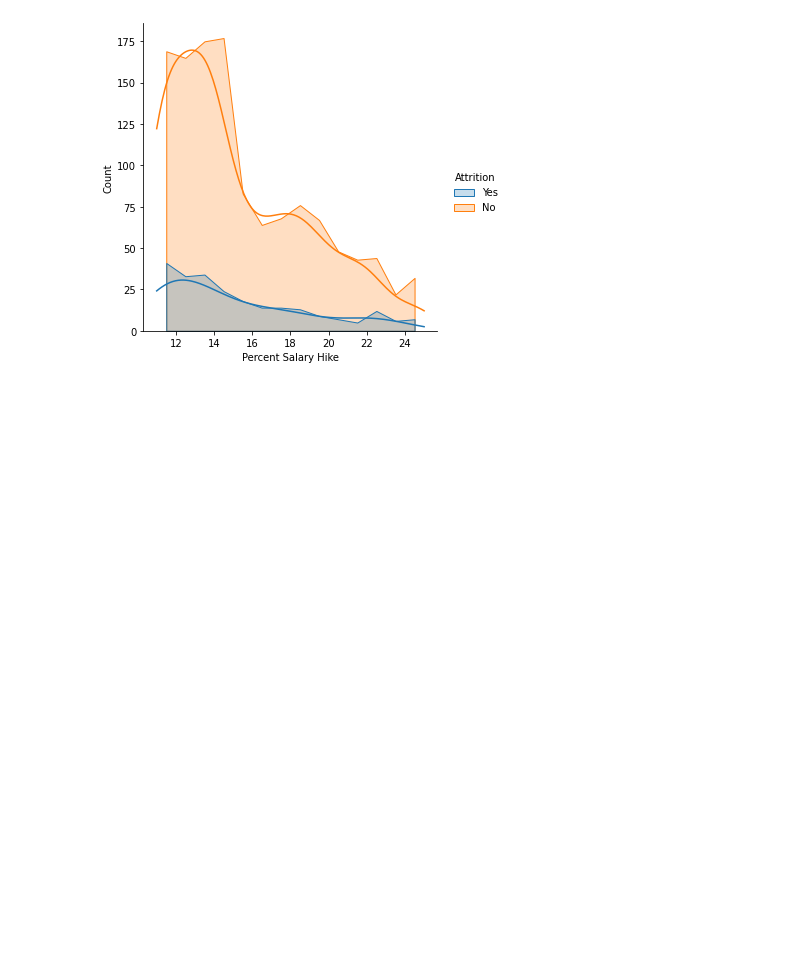
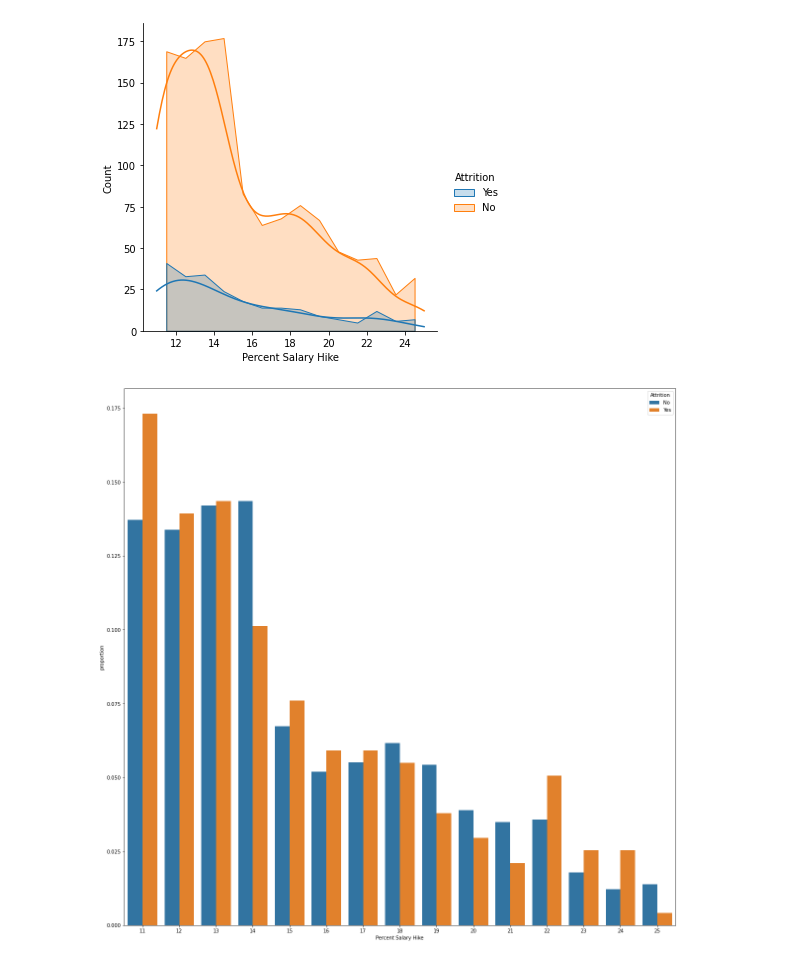
Before and after one commit to katewang1/Employee_Attrition_Analysis, a Jupyter notebook: Exploratory Analysis/EDA.ipynb, the cells around one changed output. Drawn from its saved outputs; the diff is of its cells as text; code cells hidden in the pictures; blank space fills up the shorter version.

Commit message:
added barplots

```diff
--- a/Exploratory Analysis/EDA.ipynb
+++ b/Exploratory Analysis/EDA.ipynb
@@ -137,3 +137,18 @@ salary_hike_plot = sns.displot(x = "Percent Salary Hike", hue = "Attrition",elem
 salary_hike_plot.savefig("images/salary_hikeVSattrition.png")
 # %% [output]
 [figure]
+# %%
+x, y, hue = "Percent Salary Hike", "proportion", "Attrition"
+hue_order = [0, 1]
+plt.figure(figsize=(20,20))
+
+(attrition_df[x]
+ .groupby(attrition_df[hue])
+ .value_counts(normalize=True)
+ .rename(y)
+ .reset_index()
+ .pipe((sns.barplot, "data"), x=x, y=y, hue=hue))
+
+plt.savefig('images/Salaryhike_barplot.png')
+# %% [output]
+[figure, added]
```
Also changed, not shown: parts of 16 cells of this notebook, 7 other files.
